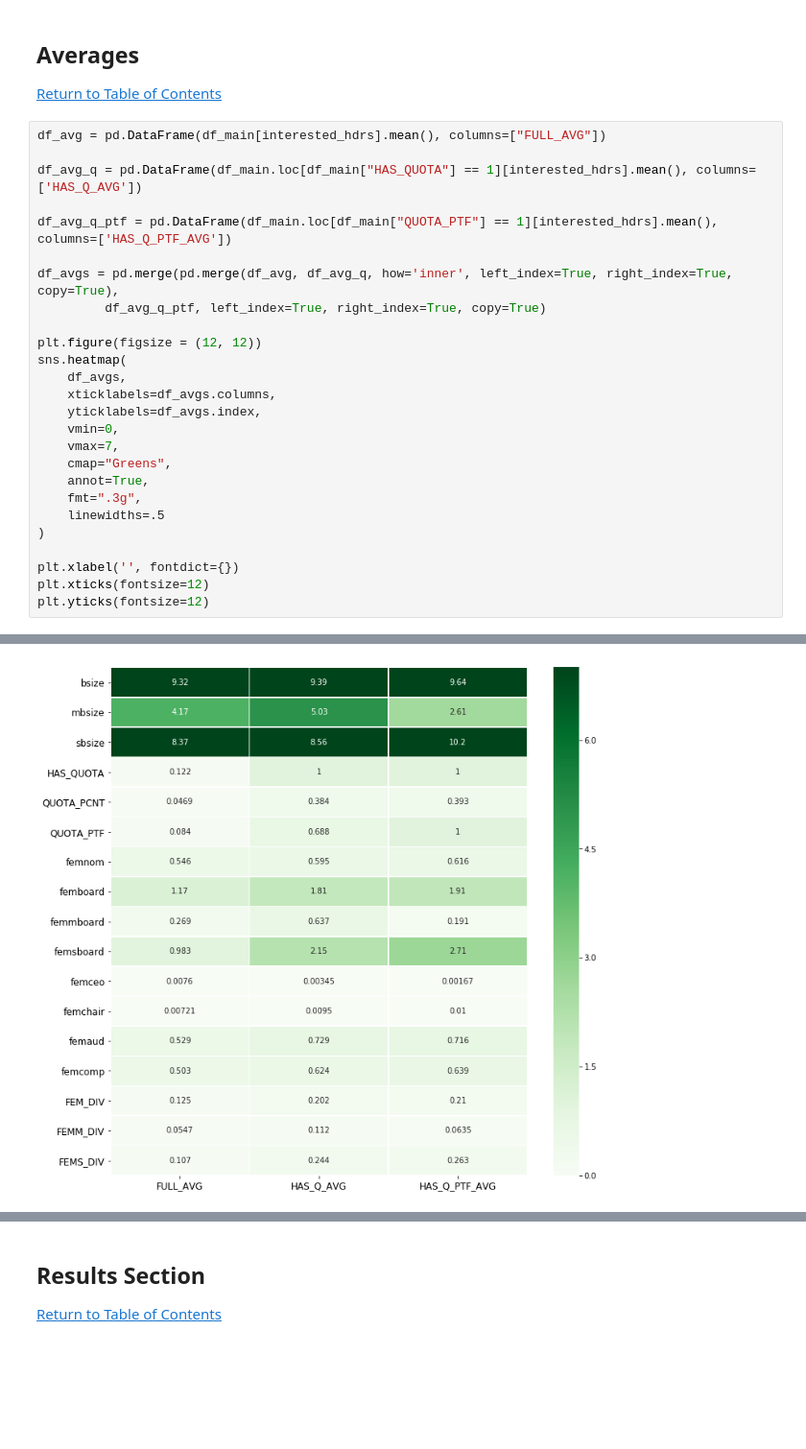
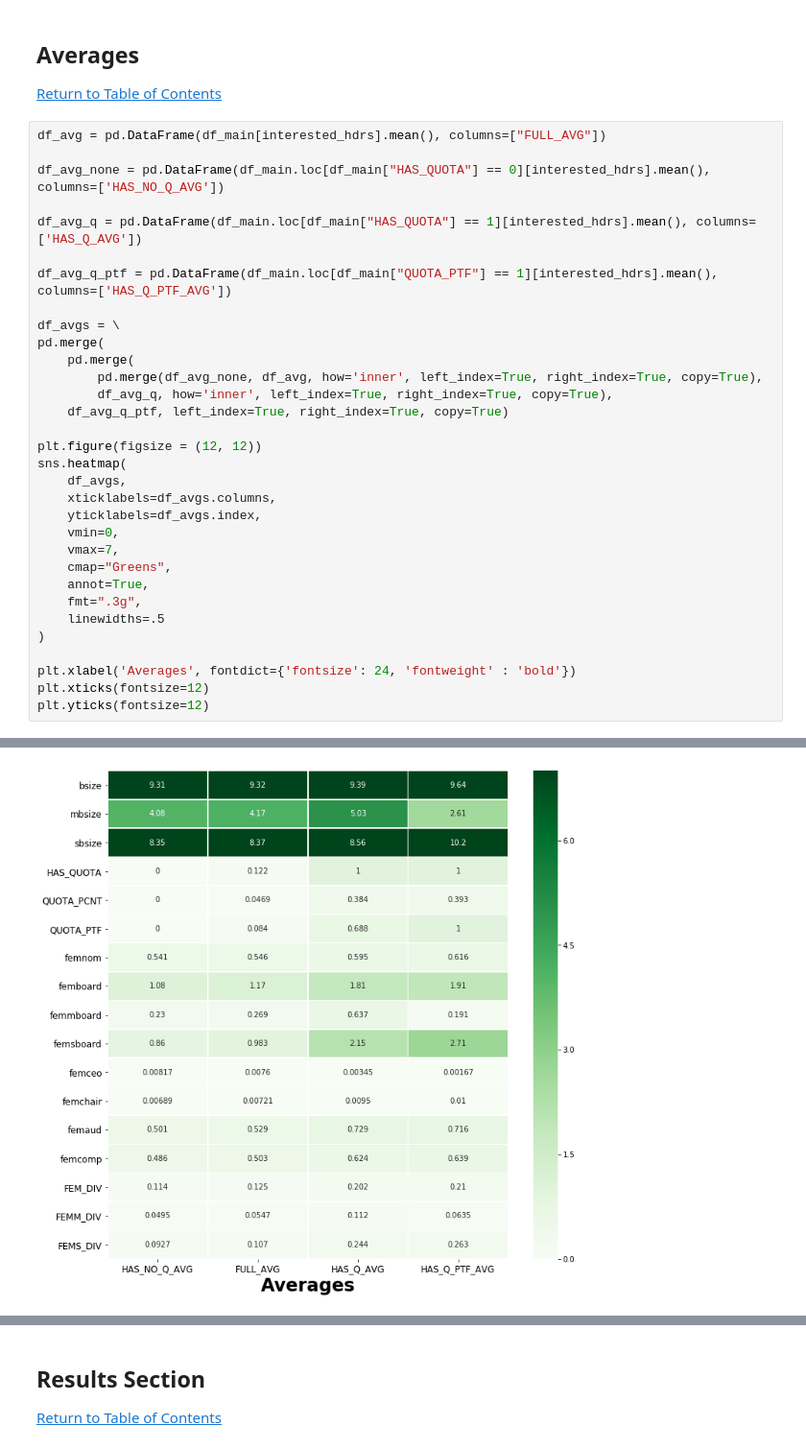
Before and after one commit to etokrug/GroupProject, a Jupyter notebook: GroupProject.ipynb, the cells around one changed output, grey strips where cells are left out. Shown at 96% size. Drawn from its saved outputs; the diff is of its cells as text; blank space fills up the shorter version.

```diff
--- a/GroupProject.ipynb
+++ b/GroupProject.ipynb
@@ -368,32 +466,38 @@ Text(0.5,1,'Females Directors on the Remuneration Committee (femcomp)')
 [Return to Table of Contents](#top)
 # %%
 df_avg = pd.DataFrame(df_main[interested_hdrs].mean(), columns=["FULL_AVG"])
+
+df_avg_none = pd.DataFrame(df_main.loc[df_main["HAS_QUOTA"] == 0][interested_hdrs].mean(), columns=['HAS_NO_Q_AVG'])
 
 df_avg_q = pd.DataFrame(df_main.loc[df_main["HAS_QUOTA"] == 1][interested_hdrs].mean(), columns=['HAS_Q_AVG'])
 
 df_avg_q_ptf = pd.DataFrame(df_main.loc[df_main["QUOTA_PTF"] == 1][interested_hdrs].mean(), columns=['HAS_Q_PTF_AVG'])
 
-df_avgs = pd.merge(pd.merge(df_avg, df_avg_q, how='inner', left_index=True, right_index=True, copy=True),
-         df_avg_q_ptf, left_index=True, right_index=True, copy=True)
+df_avgs = \
+pd.merge(
+    pd.merge(
+        pd.merge(df_avg_none, df_avg, how='inner', left_index=True, right_index=True, copy=True),
+        df_avg_q, how='inner', left_index=True, right_index=True, copy=True),
+    df_avg_q_ptf, left_index=True, right_index=True, copy=True)
 
 plt.figure(figsize = (12, 12))
 sns.heatmap(
     df_avgs,
     xticklabels=df_avgs.columns,
     yticklabels=df_avgs.index,
     vmin=0,
     vmax=7,
     cmap="Greens",
     annot=True,
     fmt=".3g",
     linewidths=.5
 )
 
-plt.xlabel('', fontdict={})
+plt.xlabel('Averages', fontdict={'fontsize': 24, 'fontweight' : 'bold'})
 plt.xticks(fontsize=12)
 plt.yticks(fontsize=12)
 # %% [output]
 (array([ 0.5,  1.5,  2.5,  3.5,  4.5,  5.5,  6.5,  7.5,  8.5,  9.5, 10.5,
         11.5, 12.5, 13.5, 14.5, 15.5, 16.5]),
  <a list of 17 Text yticklabel objects>)
-[figure, old version]
+[figure, new version]
```
Also changed, not shown: parts of 19 cells of this notebook, 1 other file.
